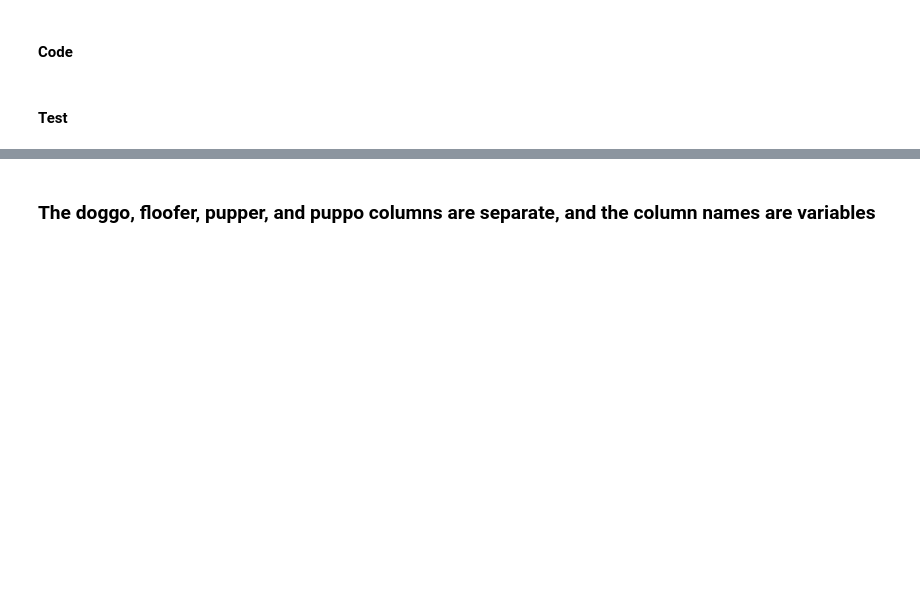
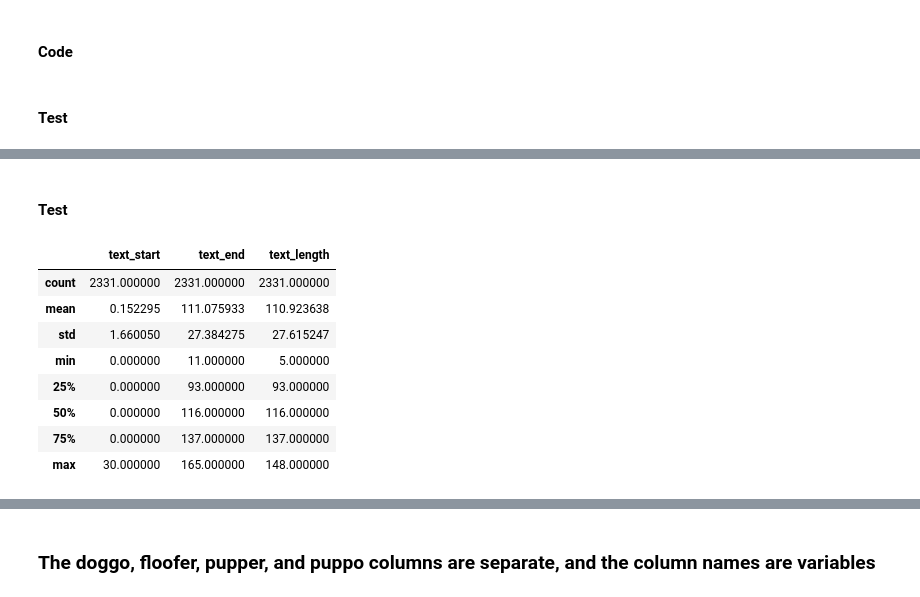
Before and after one commit to chupwalla/wrangling, a Jupyter notebook: wrangle_act.ipynb, the cells around one changed output, grey strips where cells are left out. Cells and saved outputs as stored; diff of their text form; code cells hidden in the pictures; blank space fills up the shorter version.

```diff
--- a/wrangle_act.ipynb
+++ b/wrangle_act.ipynb
@@ -344,5 +429,7 @@ Remove unnecessary columns
 Convert column types to int
 # %% [markdown]
 #### Code
+# %%
+clean_df_tweet_info = clean_df_tweet_info.astype({'retweet_count': int, 'favorite_count': int})
 # %% [markdown]
 #### Test
@@ -355,5 +462,7 @@ type object
 Convert column types to boolean
 # %% [markdown]
 #### Code
+# %%
+clean_df_tweet_info = clean_df_tweet_info.astype({'truncated': bool, 'favorited': bool, 'retweeted': bool, 'possibly_sensitive': bool, 'possibly_sensitive_appealable': bool, 'display_text_range': str})
 # %% [markdown]
 #### Test
@@ -359,0 +512,21 @@ Convert column types to boolean
+# %%
+clean_df_tweet_info.display_text_range = clean_df_tweet_info.display_text_range.astype(str)
+# %%
+temp = clean_df_tweet_info["display_text_range"].str.split(",", expand = True)
+clean_df_tweet_info['text_start'] = temp[0].str.replace(r'\D', '', regex=True).astype(int)
+clean_df_tweet_info['text_end'] = temp[1].str.replace(r'\D', '', regex=True).astype(int)
+clean_df_tweet_info['text_length'] = clean_df_tweet_info.text_end - clean_df_tweet_info.text_start
+# %% [markdown]
+#### Test
+# %%
+clean_df_tweet_info[['text_start', 'text_end', 'text_length']].describe()
+# %% [output]
+|  | text_start | text_end | text_length |
+| count | 2331.000000 | 2331.000000 | 2331.000000 |
+| mean | 0.152295 | 111.075933 | 110.923638 |
+| std | 1.660050 | 27.384275 | 27.615247 |
+| min | 0.000000 | 11.000000 | 5.000000 |
+| 25% | 0.000000 | 93.000000 | 93.000000 |
+| 50% | 0.000000 | 116.000000 | 116.000000 |
+| 75% | 0.000000 | 137.000000 | 137.000000 |
+| max | 30.000000 | 165.000000 | 148.000000 |
```
Also changed, not shown: parts of 48 cells of this notebook, 1 other file.
